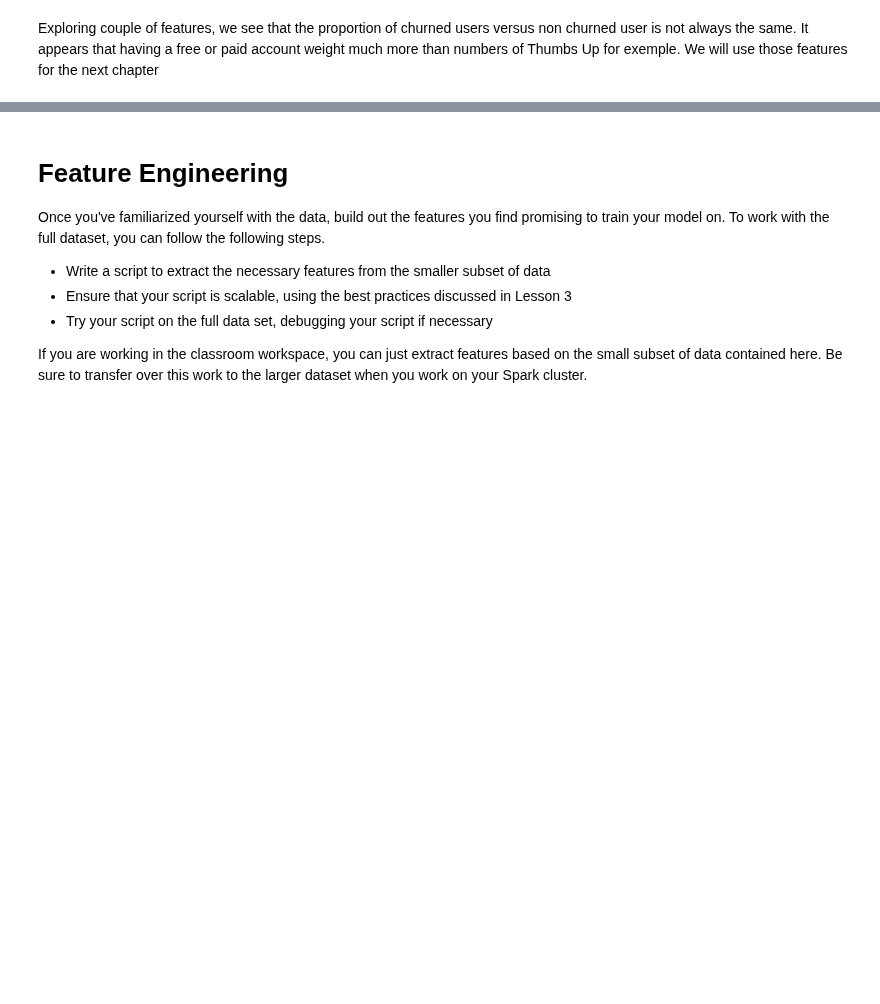
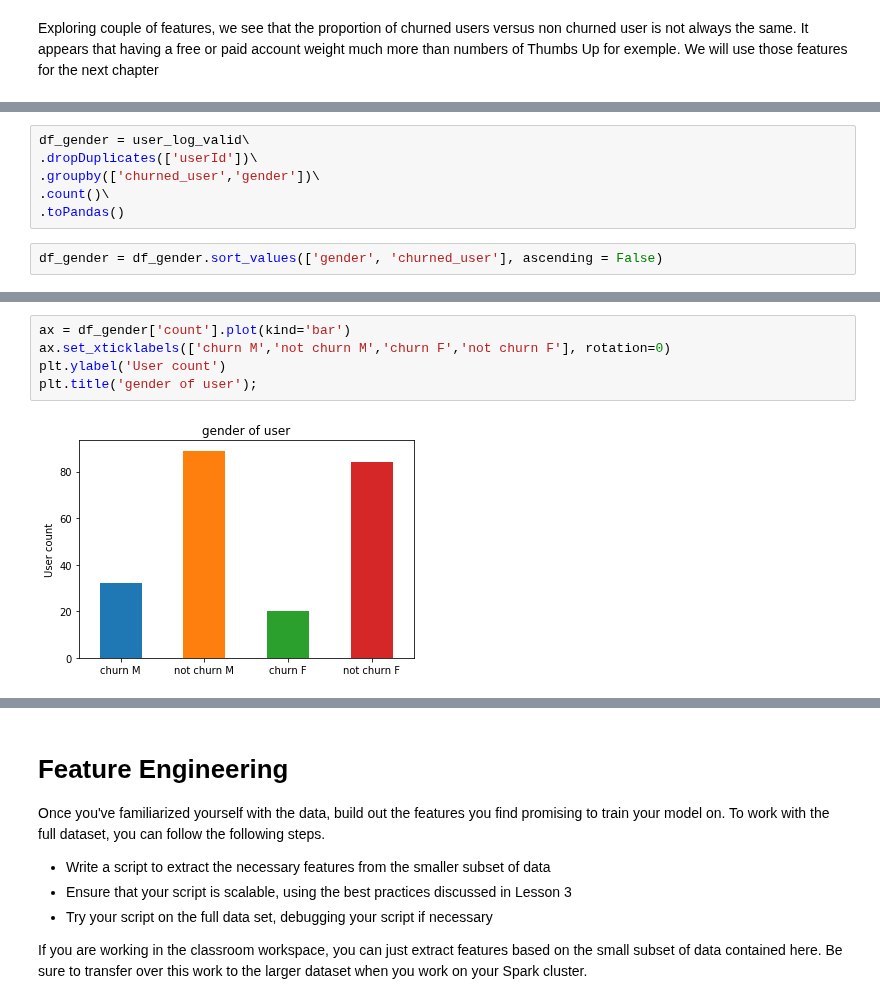
Before and after one commit to jc-udacity/datascientist, a Jupyter notebook: 09_Spark/project/Sparkify.ipynb, the cells around one changed output, grey strips where cells are left out. Saved outputs shown, nothing was run; the diff lists cells and outputs as text; blank space fills up the shorter version.

```diff
--- a/09_Spark/project/Sparkify.ipynb
+++ b/09_Spark/project/Sparkify.ipynb
@@ -729,0 +768,8 @@ We will use those features for the next chapter
+# %%
+df_gender = user_log_valid\
+.dropDuplicates(['userId'])\
+.groupby(['churned_user','gender'])\
+.count()\
+.toPandas()
+# %%
+df_gender = df_gender.sort_values(['gender', 'churned_user'], ascending = False)
@@ -729,0 +784,7 @@ We will use those features for the next chapter
+# %%
+ax = df_gender['count'].plot(kind='bar')
+ax.set_xticklabels(['churn M','not churn M','churn F','not churn F'], rotation=0)
+plt.ylabel('User count')
+plt.title('gender of user');
+# %% [output]
+[figure, added]
```
Also changed, not shown: parts of 53 cells of this notebook.
